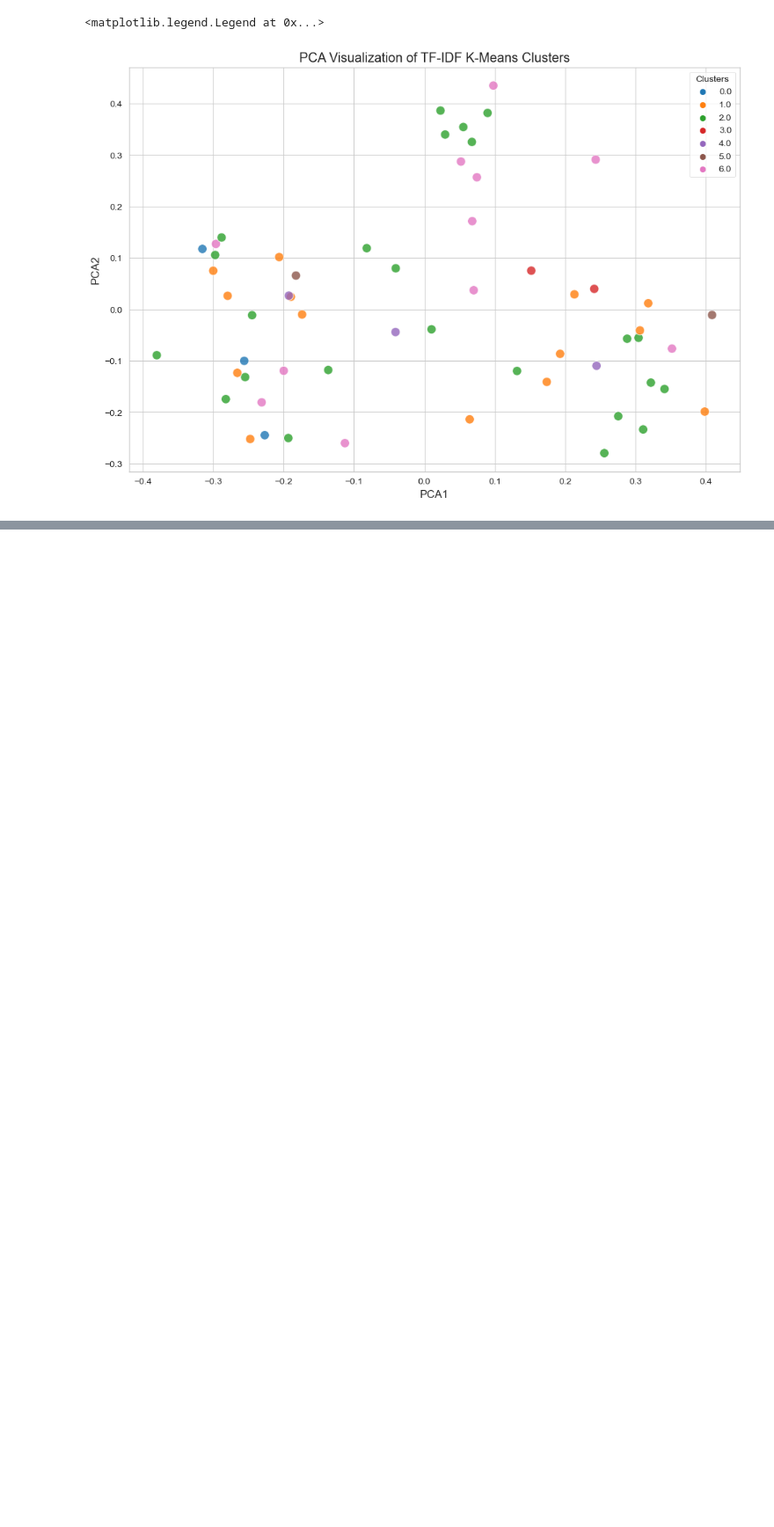
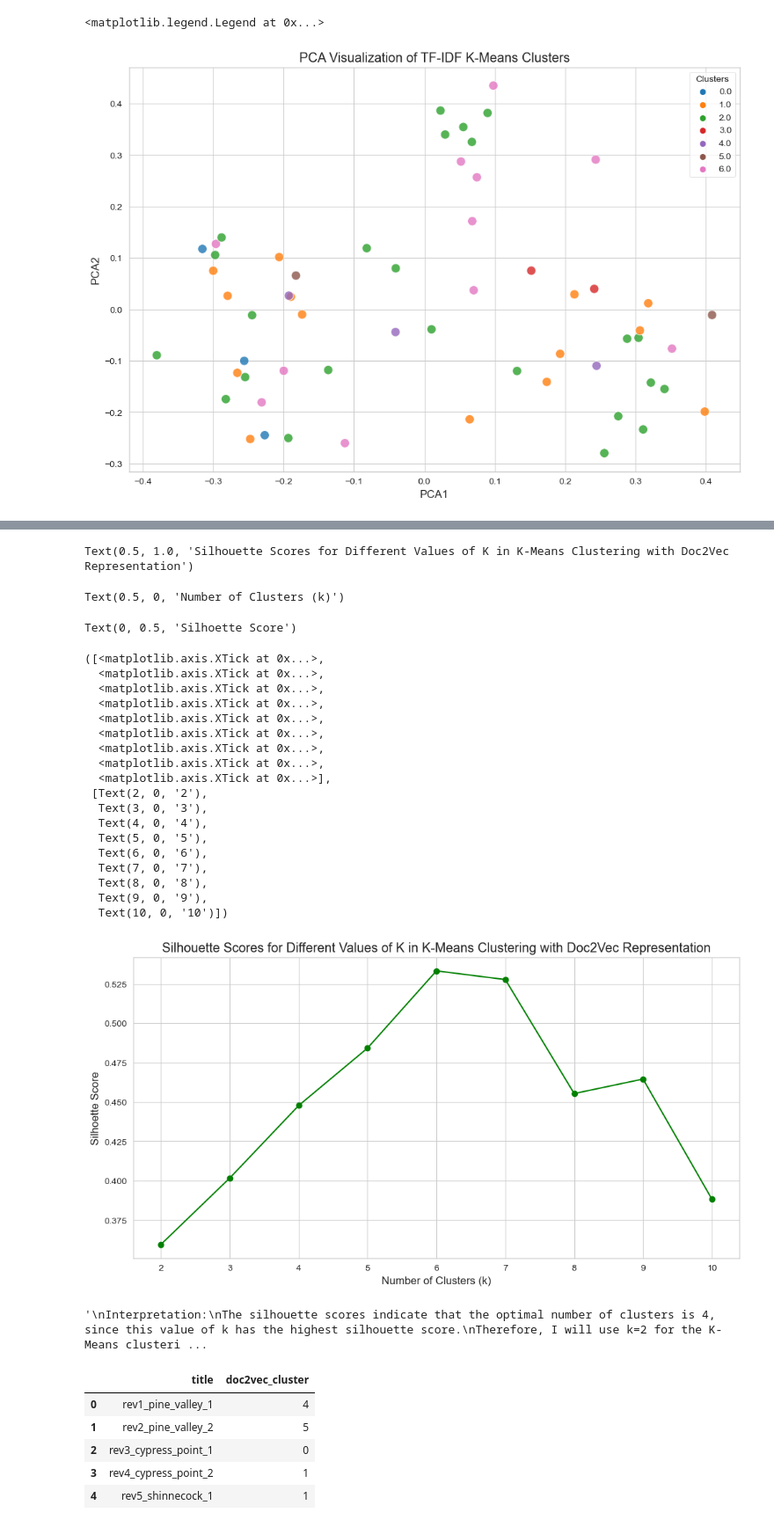
Before and after one commit to stefanjenss/Natural_Language_Processing, a Jupyter notebook: MSDS_453_Term_Project/V1_top_courses_NLP_code.ipynb, the cells around one changed output, grey strips where cells are left out. Shown: that part at 88% size. Saved outputs shown, nothing was run; the diff lists cells and outputs as text; code cells hidden in the pictures; blank space fills up the shorter version.

Commit message:
Finished phase 3 NLP experimentation. Onto phase 4 (LDA) next!

```diff
--- a/MSDS_453_Term_Project/V1_top_courses_NLP_code.ipynb
+++ b/MSDS_453_Term_Project/V1_top_courses_NLP_code.ipynb
@@ -497,0 +489,51 @@ PHASE 3 (CONTINUED): COMPARING TF-IDF AND DOC2VEC FOR TEXT REPRESENTATION AND CL
+# %%
+"""
+PHASE 3 (CONTINUED): COMPARING TF-IDF AND DOC2VEC FOR TEXT REPRESENTATION AND CLUSTERING
+"""
+### 5. K-Means clustering with Doc2Vec representation ###
+## Use Silhouette score to determine the optimal number of clusters ##
+# Convert the Doc2Vec DataFrame to a matrix
+doc2vec_matrix = doc2vec_df.drop(columns='title').values
+
+# Perform K-Means clustering for each of the k values
+silhouette_scores_list_doc2vec = []
+# Define the range of k values to test
+k_values = range(2, 11)
+# Perform K-Means clustering for each value of k
+for k in k_values:
+    kmeans = KMeans(n_clusters=k, random_state=42)
+    cluster_labels = kmeans.fit_predict(doc2vec_matrix)
+    silhouette_avg = silhouette_score(doc2vec_matrix, cluster_labels)
+    silhouette_scores_list_doc2vec.append(silhouette_avg)
+# List the silhouette scores for each value of k
+silhouette_scores_list_doc2vec
+
+# Plot the silhouette scores for each value of k
+plt.figure(figsize=(12, 6))
+plt.plot(k_values, silhouette_scores_list_doc2vec, marker='o', color='green')
+plt.title('Silhouette Scores for Different Values of K in K-Means Clustering with Doc2Vec Representation')
+plt.xlabel('Number of Clusters (k)')
+plt.ylabel('Silhoette Score')
+plt.xticks(k_values)
+plt.grid(True)
+plt.show()
+
+"""
+Interpretation:
+The silhouette scores indicate that the optimal number of clusters is 4, since this value of k has the highest silhouette score.
+Therefore, I will use k=2 for the K-Means clustering with the Doc2Vec representation.
+"""
+
+# Perform K-Means clustering with k=4
+kmeans = KMeans(n_clusters=6, random_state=42)
+cluster_labels = kmeans.fit_predict(doc2vec_matrix)
+# Add the cluster labels to the Doc2Vec DataFrame
+doc2vec_df['doc2vec_cluster'] = cluster_labels
+# Display the cluster labels
+doc2vec_df[['title', 'doc2vec_cluster']].head()
+
+# Calculate the number of reviews in each cluster
+cluster_counts_doc2vec = doc2vec_df['doc2vec_cluster'].value_counts().sort_index()
+# Display the number of reviews in each cluster
+cluster_counts_doc2vec
+# %% [output]
@@ -497,0 +552,29 @@ PHASE 3 (CONTINUED): COMPARING TF-IDF AND DOC2VEC FOR TEXT REPRESENTATION AND CL
+Text(0.5, 1.0, 'Silhouette Scores for Different Values of K in K-Means Clustering with Doc2Vec Representation')
+Text(0.5, 0, 'Number of Clusters (k)')
+Text(0, 0.5, 'Silhoette Score')
+([<matplotlib.axis.XTick at 0x...>,
+  <matplotlib.axis.XTick at 0x...>,
+  <matplotlib.axis.XTick at 0x...>,
+  <matplotlib.axis.XTick at 0x...>,
+  <matplotlib.axis.XTick at 0x...>,
+  <matplotlib.axis.XTick at 0x...>,
+  <matplotlib.axis.XTick at 0x...>,
+  <matplotlib.axis.XTick at 0x...>,
+  <matplotlib.axis.XTick at 0x...>],
+ [Text(2, 0, '2'),
+  Text(3, 0, '3'),
+  Text(4, 0, '4'),
+  Text(5, 0, '5'),
+  Text(6, 0, '6'),
+  Text(7, 0, '7'),
+  Text(8, 0, '8'),
+  Text(9, 0, '9'),
+  Text(10, 0, '10')])
+[figure, added]
+'\nInterpretation:\nThe silhouette scores indicate that the optimal number of clusters is 4, since this value of k has the highest silhouette score.\nTherefore, I will use k=2 for the K-Means clusteri ...
+|  | title | doc2vec_cluster |
+| 0 | rev1_pine_valley_1 | 4 |
+| 1 | rev2_pine_valley_2 | 5 |
+| 2 | rev3_cypress_point_1 | 0 |
+| 3 | rev4_cypress_point_2 | 1 |
+| 4 | rev5_shinnecock_1 | 1 |
```
Also changed, not shown: parts of 8 cells of this notebook, 1 other file.
